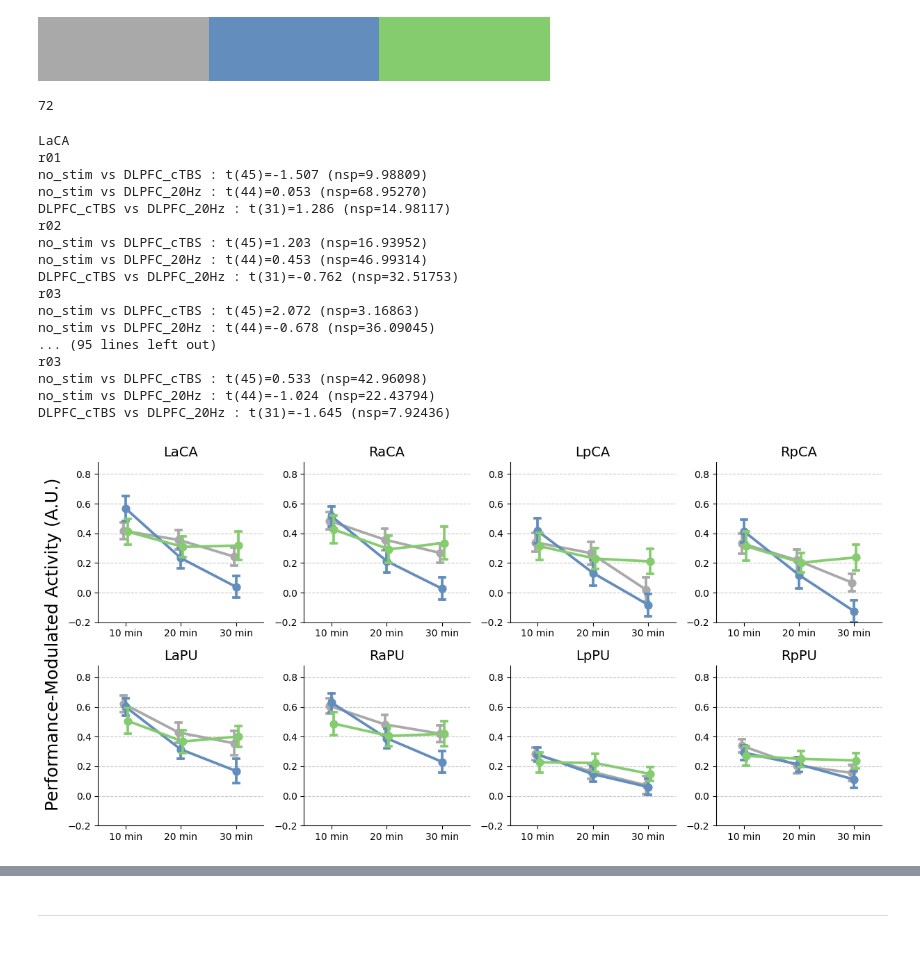
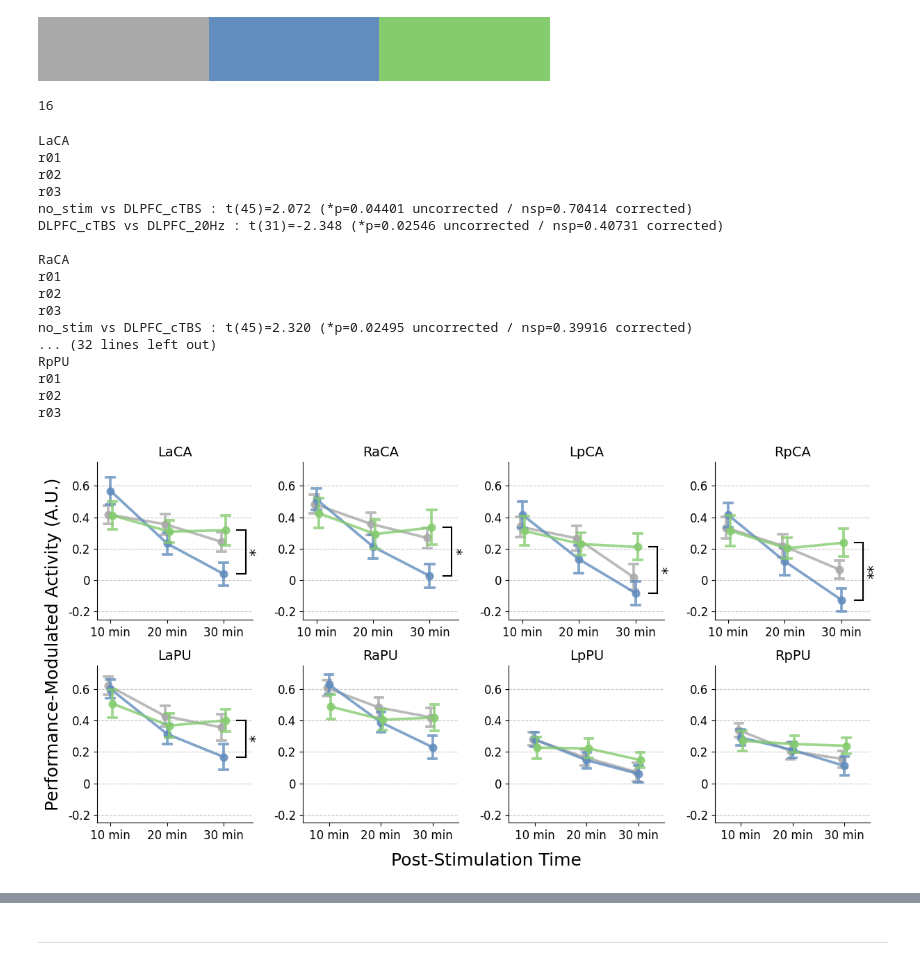
Before and after one commit to psb629/CommonLab, a Jupyter notebook: GP/scripts/fMRI.fig.3c.S2.ipynb, the cells around one changed output, grey strips where cells are left out. Drawn from its saved outputs; the diff is of its cells as text; code cells hidden in the pictures.

Commit message:
reprint the figure 3b ans S2 results of GP

```diff
--- a/GP/scripts/fMRI.fig.3c.S2.ipynb
+++ b/GP/scripts/fMRI.fig.3c.S2.ipynb
@@ -415,6 +415,7 @@ cmap
 # %%
 hue_order = ['no_stim','DLPFC_cTBS','M1_cTBS']
 
-n_Bonferroni = len(list_roi)*len(list_run)*len(hue_order)
+# n_Bonferroni = len(list_roi)*len(list_run)*len(hue_order)
+n_Bonferroni = len(list_roi)*2 # 2 means 'no_stim vs. DLPFC_cTBS' or 'no_stim vs. M1_cTBS'
 n_Bonferroni
 # %% [output]
@@ -647,10 +673,11 @@ cmap
 # hue_order = ['no_stim','DLPFC_cTBS','M1_cTBS','DLPFC_20Hz']
 hue_order = ['no_stim','DLPFC_cTBS','DLPFC_20Hz']
 
-n_Bonferroni = len(list_roi)*len(list_run)*len(hue_order)
+# n_Bonferroni = len(list_roi)*len(list_run)*len(hue_order)
+n_Bonferroni = len(list_roi)*2 # 2 means 'no_stim vs. DLPFC_cTBS' or 'no_stim vs. DLPFC_20Hz'
 n_Bonferroni
 # %% [output]
-72
+16
 # %%
 ncols, nrows = 4, 2
 
@@ -661,63 +688,82 @@ for ii, roi in enumerate(list_roi):
     ax = axs[ii]
     g = sns.pointplot(
         data=df[df.roi==roi], x='run', y='beta', hue='group',
-        order=list_run, hue_order=hue_order, palette=palette,
-        errorbar='se', capsize=0.1,
-        dodge=True,
+        order=list_run, hue_order=hue_order, palette=palette[:len(hue_order)],
+        errorbar='se', capsize=0.15,
+        dodge=True, alpha=0.8,
         ax=ax
     )
     ax.set_title(roi, fontsize=14, loc='center')
     ax.grid(axis='y', linestyle='--', alpha=0.7)
     ax.legend().remove()
 
-    ax.set_ylim(-0.2,0.88)
+    ax.set_ylim(-0.25,0.75)
     ax.set_ylabel('', fontsize=0)
+    ax.set_yticks([-0.2, 0, 0.2, 0.4, 0.6])
+    ax.set_yticklabels([-0.2, 0, 0.2, 0.4, 0.6], fontsize=12)
 
     ax.set_xlabel('', fontsize=0)
     ax.set_xticks(list_run)
-    ax.set_xticklabels(['10 min', '20 min', '30 min'])
+    ax.set_xticklabels(['10 min', '20 min', '30 min'], fontsize=12)
 
     ax.spines['right'].set_visible(False)
     ax.spines['top'].set_visible(False)
 
     print(roi)
     for kk, run in enumerate(list_run):
         print(run)
         for ii, g1 in enumerate(hue_order):
-            x1 = ii
             for jj, g2 in enumerate(hue_order[ii+1:]):
-                x2 = ii+1+jj
                 a = df[(df.group==g1)&(df.run==run)&(df.roi==roi)].beta.astype(float)
                 b = df[(df.group==g2)&(df.run==run)&(df.roi==roi)].beta.astype(float)
                 res = stats.ttest_ind(a,b)
                 tval, pval = res
                 dof = res.df
                 ## Bonferroni correction
-                pval *= n_Bonferroni
-                print('%s vs %s : t(%d)=%.3f (%sp=%.5f)'%(g1,g2,dof,tval,convert_pvalue_to_asterisks(pval),pval))
+                pval_c = pval * n_Bonferroni
+
+                if pval < 0.05:
+                    print('%s vs %s : t(%d)=%.3f (%sp=%.5f uncorrected / %sp=%.5f corrected)'%
+                        (g1,g2,dof,tval,convert_pvalue_to_asterisks(pval),pval,convert_pvalue_to_asterisks(pval_c),pval_c)
+                    )
+                    if g1 == 'DLPFC_cTBS' and g2 == 'DLPFC_20Hz':
+                        x1 = kk + 0.035 + 0.2
+                        x2 = x1 + 0.15
+                        y1 = a.mean()
+                        y2 = b.mean()
+                        g.plot([x1, x2], [y1, y1], 'k-')
+                        g.plot([x1, x2], [y2, y2], 'k-')
+                        g.plot([x2, x2], [y1, y2], 'k-')
+                        g.text(
+                            x2+0.2, (y1+y2)*0.5, convert_pvalue_to_asterisks(pval),
+                            ha='center', va='center', rotation=90, size=15,
+                            color='k'
+                        )
     print('')
 
 fig.text(-.015, 0.5, 'Performance-Modulated Activity (A.U.)', va='center', rotation='vertical', fontsize=18)
+fig.text(0.4, -0.02, 'Post-Stimulation Time', va='center', rotation='horizontal', fontsize=18)
+
 fig.tight_layout()
 # %% [output]
 LaCA
 r01
-no_stim vs DLPFC_cTBS : t(45)=-1.507 (nsp=9.98809)
-no_stim vs DLPFC_20Hz : t(44)=0.053 (nsp=68.95270)
-DLPFC_cTBS vs DLPFC_20Hz : t(31)=1.286 (nsp=14.98117)
 r02
-no_stim vs DLPFC_cTBS : t(45)=1.203 (nsp=16.93952)
-no_stim vs DLPFC_20Hz : t(44)=0.453 (nsp=46.99314)
-DLPFC_cTBS vs DLPFC_20Hz : t(31)=-0.762 (nsp=32.51753)
 r03
-no_stim vs DLPFC_cTBS : t(45)=2.072 (nsp=3.16863)
-no_stim vs DLPFC_20Hz : t(44)=-0.678 (nsp=36.09045)
-... (95 lines left out)
+no_stim vs DLPFC_cTBS : t(45)=2.072 (*p=0.04401 uncorrected / nsp=0.70414 corrected)
+DLPFC_cTBS vs DLPFC_20Hz : t(31)=-2.348 (*p=0.02546 uncorrected / nsp=0.40731 corrected)
+
+RaCA
+r01
+r02
 r03
-no_stim vs DLPFC_cTBS : t(45)=0.533 (nsp=42.96098)
-no_stim vs DLPFC_20Hz : t(44)=-1.024 (nsp=22.43794)
-DLPFC_cTBS vs DLPFC_20Hz : t(31)=-1.645 (nsp=7.92436)
+no_stim vs DLPFC_cTBS : t(45)=2.320 (*p=0.02495 uncorrected / nsp=0.39916 corrected)
+... (32 lines left out)
+RpPU
+r01
+r02
+r03
-[figure, old version]
+[figure, new version]
 # %%
 ### legend
 nax = fig.add_axes([0.25, 1, .8, 0.2])
```
Also changed, not shown: parts of 6 cells of this notebook, 2 other files.
